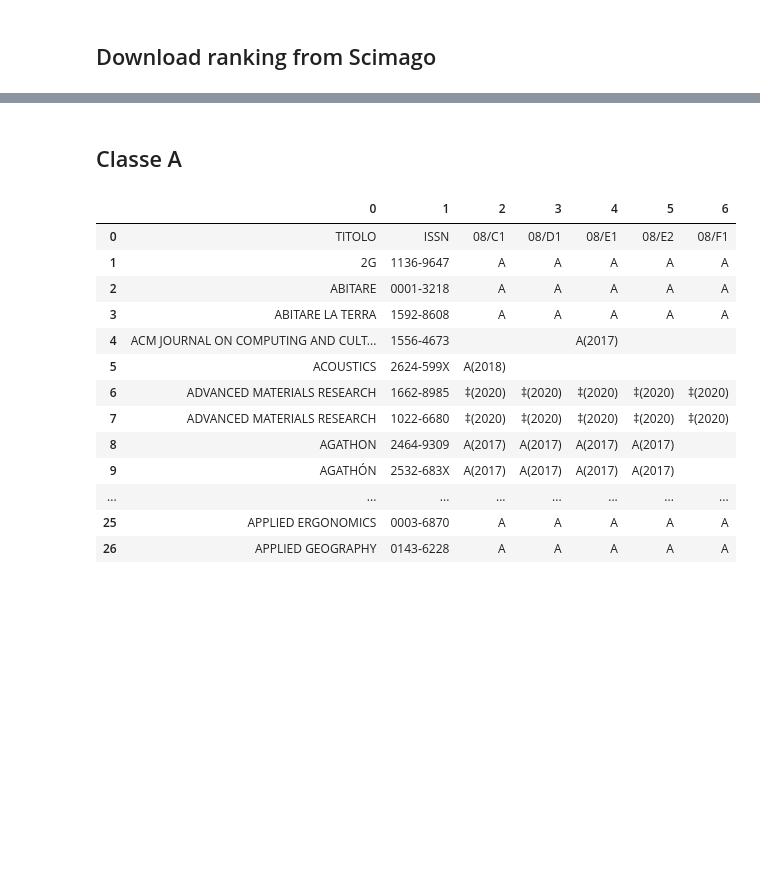
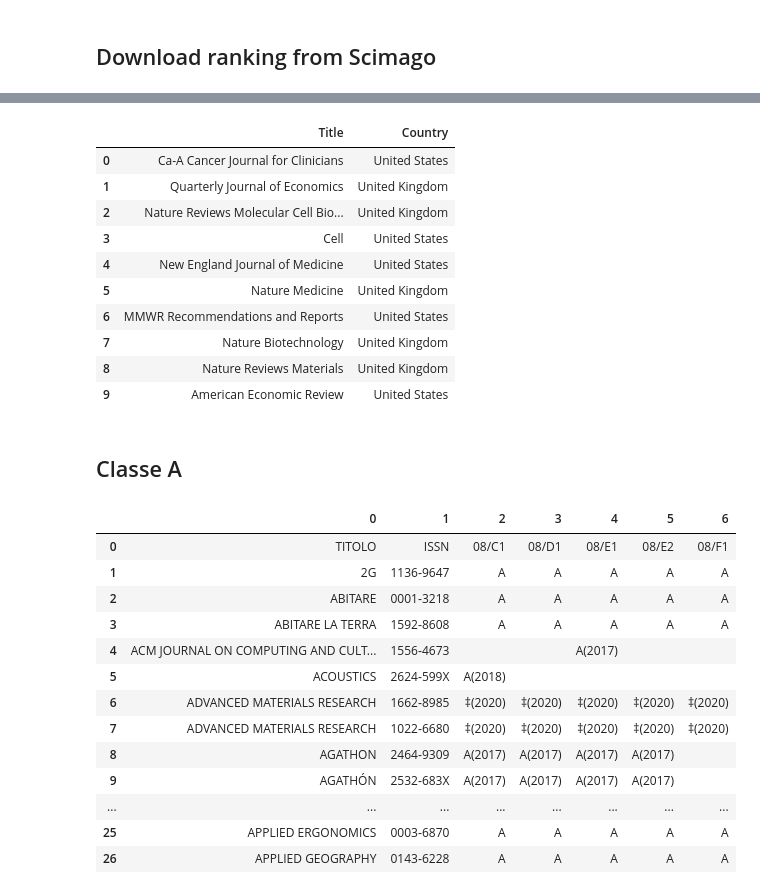
Before and after one commit to paluigi/prin-anvur, a Jupyter notebook: dev.ipynb, the cells around one changed output, grey strips where cells are left out. Saved outputs shown, nothing was run; the diff lists cells and outputs as text; code cells hidden in the pictures; blank space fills up the shorter version.

```diff
--- a/dev.ipynb
+++ b/dev.ipynb
@@ -57,3 +90,17 @@ with requests.get(scimago_link, headers=headers) as res:
+# %%
+scimago_df[["Title","Country"]].head(10)
+# %% [output]
+|  | Title | Country |
+| 0 | Ca-A Cancer Journal for Clinicians | United States |
+| 1 | Quarterly Journal of Economics | United Kingdom |
+| 2 | Nature Reviews Molecular Cell Bio... | United Kingdom |
+| 3 | Cell | United States |
+| 4 | New England Journal of Medicine | United States |
+| 5 | Nature Medicine | United Kingdom |
+| 6 | MMWR Recommendations and Reports | United States |
+| 7 | Nature Biotechnology | United Kingdom |
+| 8 | Nature Reviews Materials | United Kingdom |
+| 9 | American Economic Review | United States |
 # %% [markdown]
 ## Classe A
 # %%
```
Also changed, not shown: parts of 4 cells of this notebook.
